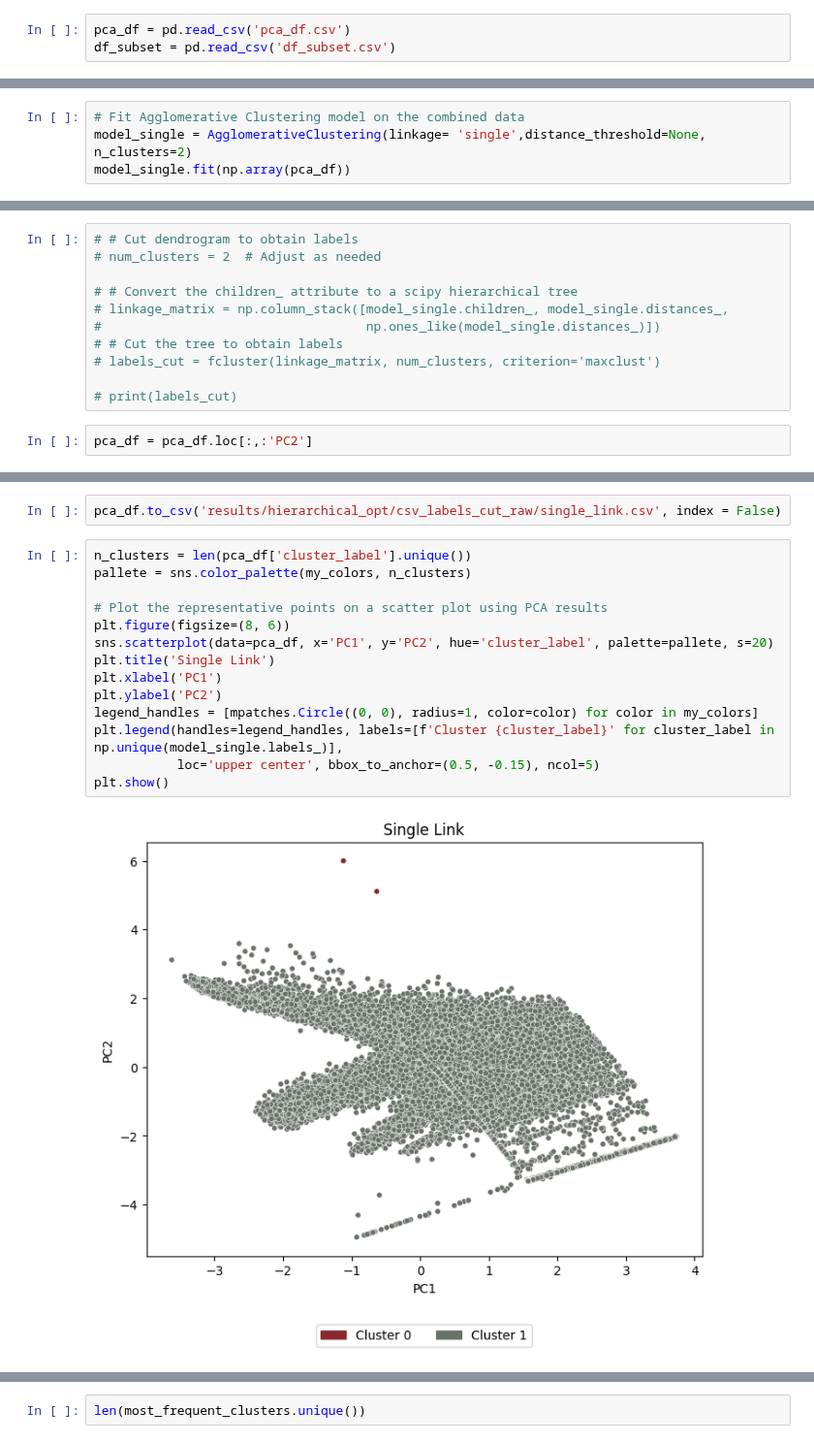
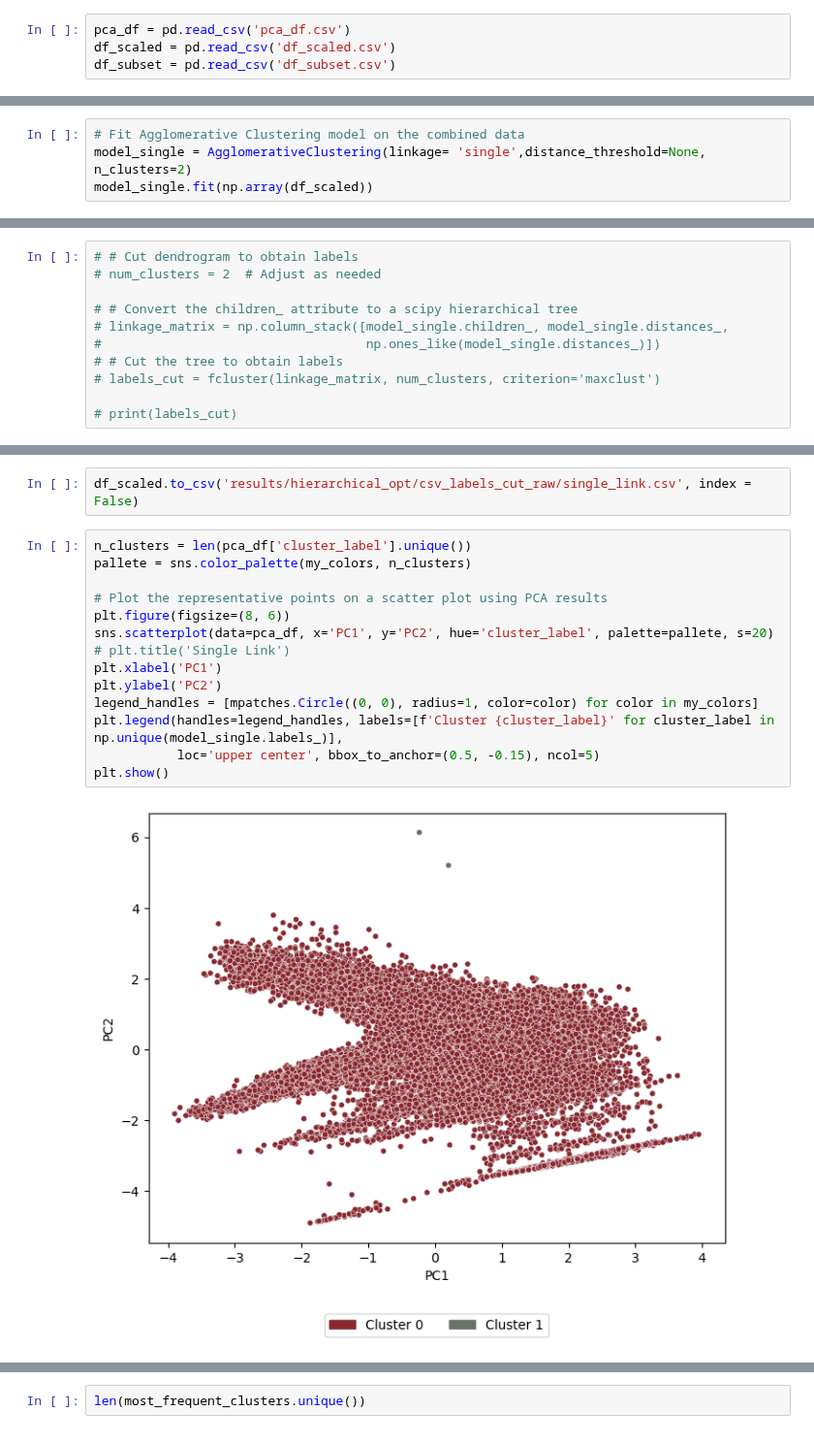
Before and after one commit to sarabreu/thesis_dev, a Jupyter notebook: 2_models/with_raw_data/solar/hierarchical_cluster_opt.ipynb, the cells around one changed output, grey strips where cells are left out. Shown at 97% size. Drawn from its saved outputs; the diff is of its cells as text.

```diff
--- a/2_models/with_raw_data/solar/hierarchical_cluster_opt.ipynb
+++ b/2_models/with_raw_data/solar/hierarchical_cluster_opt.ipynb
@@ -22,6 +22,7 @@ my_colors = ['#88292F', '#697268', '#12355B', '#D7816A', '#e8da6f', '#c33b43',
 custom_cmap = LinearSegmentedColormap.from_list('custom_cmap', my_colors)
 # %%
 pca_df = pd.read_csv('pca_df.csv')
+df_scaled = pd.read_csv('df_scaled.csv')
 df_subset = pd.read_csv('df_subset.csv')
 # %%
 # Plot dendrogram
@@ -100,7 +101,7 @@ keeping the distance threshold as none and testing different values for the numb
 # %%
 # Fit Agglomerative Clustering model on the combined data
 model_single = AgglomerativeClustering(linkage= 'single',distance_threshold=None, n_clusters=2)
-model_single.fit(np.array(pca_df))
+model_single.fit(np.array(df_scaled))
 # %% [output]
 AgglomerativeClustering(linkage='single')
 # %%
@@ -129,8 +130,6 @@ with open('results/hierarchical_opt/single_clustering.pickle', 'rb') as f:
 # labels_cut = fcluster(linkage_matrix, num_clusters, criterion='maxclust')
 
 # print(labels_cut)
-# %%
-pca_df = pca_df.loc[:,:'PC2']
 # %%
 pca_df['cluster_label'] = model_single.labels_
 pca_df['asset_id'] = df_subset['asset_id']
@@ -137,21 +139,21 @@ pca_df['asset_id'] = df_subset['asset_id']
 # %%
-pca_df.to_csv('results/hierarchical_opt/csv_labels_cut_raw/single_link.csv', index = False)
+df_scaled.to_csv('results/hierarchical_opt/csv_labels_cut_raw/single_link.csv', index = False)
 # %%
 n_clusters = len(pca_df['cluster_label'].unique())
 pallete = sns.color_palette(my_colors, n_clusters)
 
 # Plot the representative points on a scatter plot using PCA results
 plt.figure(figsize=(8, 6))
 sns.scatterplot(data=pca_df, x='PC1', y='PC2', hue='cluster_label', palette=pallete, s=20)
-plt.title('Single Link')
+# plt.title('Single Link')
 plt.xlabel('PC1')
 plt.ylabel('PC2')
 legend_handles = [mpatches.Circle((0, 0), radius=1, color=color) for color in my_colors]
 plt.legend(handles=legend_handles, labels=[f'Cluster {cluster_label}' for cluster_label in np.unique(model_single.labels_)],
            loc='upper center', bbox_to_anchor=(0.5, -0.15), ncol=5)
 plt.show()
 # %% [output]
-[figure, old version]
+[figure, new version]
 # %%
 most_frequent_clusters = pca_df.groupby('asset_id')['cluster_label'].agg(lambda x: np.bincount(x).argmax())
 
```
Also changed, not shown: parts of 47 cells of this notebook, 6 other files.
